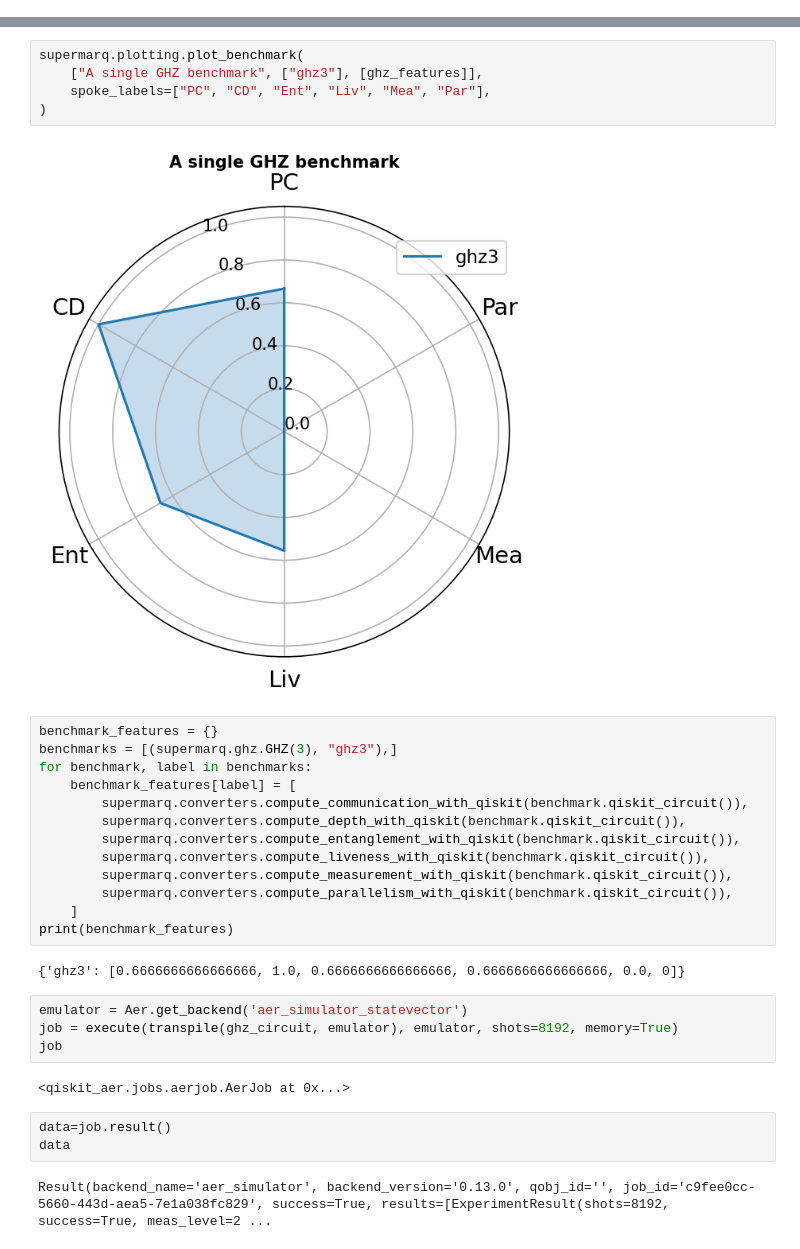
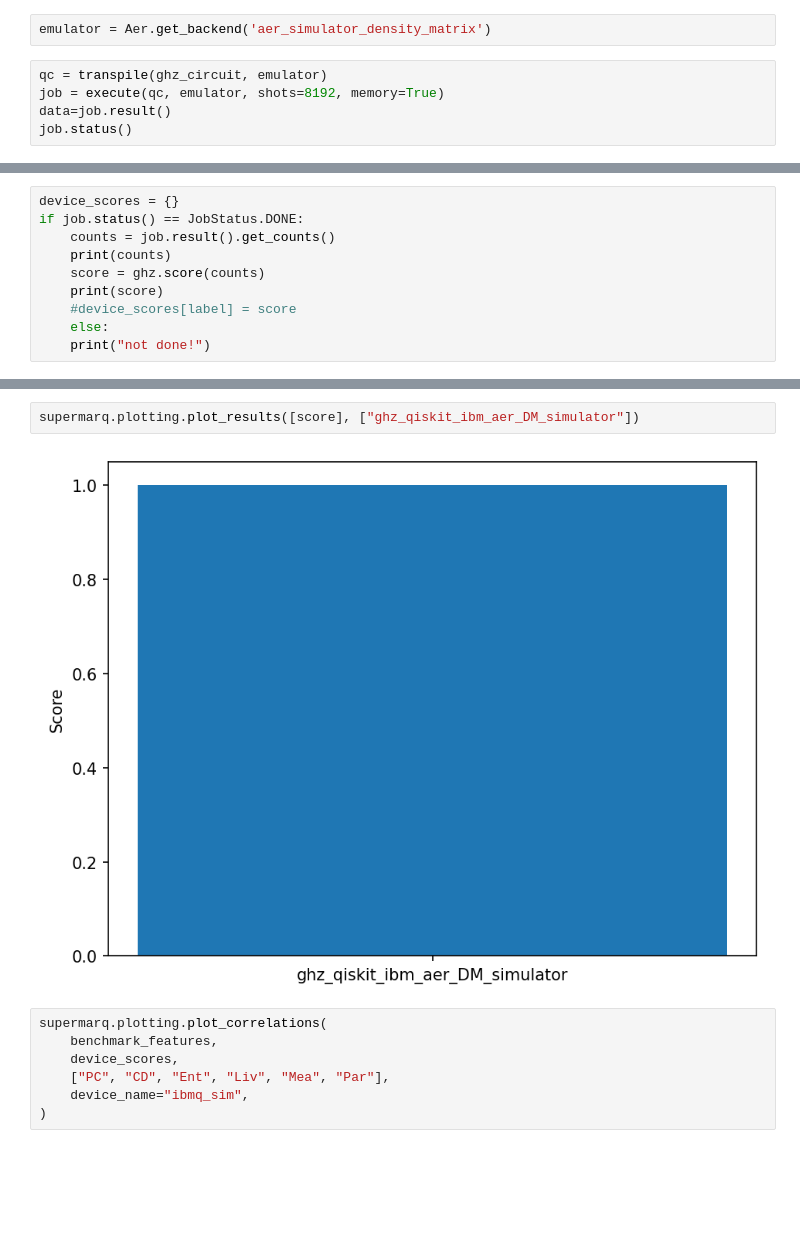
Before and after one commit to vandnaChaturvedi/Supermarq_benchmark_POC, a Jupyter notebook: sm_GHZ.ipynb, the cells around one changed output, grey strips where cells are left out. Cells and saved outputs as stored; diff of their text form; blank space fills up the shorter version.

```diff
--- a/sm_GHZ.ipynb
+++ b/sm_GHZ.ipynb
@@ -30,0 +26,7 @@ c: 3/════════════════╩══╩══╩═
+# %%
+emulator = Aer.get_backend('aer_simulator_density_matrix')
+# %%
+qc = transpile(ghz_circuit, emulator)
+job = execute(qc, emulator, shots=8192, memory=True)
+data=job.result()
+job.status()
@@ -30,0 +35,10 @@ c: 3/════════════════╩══╩══╩═
+# %%
+device_scores = {}
+if job.status() == JobStatus.DONE:
+    counts = job.result().get_counts()
+    print(counts)
+    score = ghz.score(counts)
+    print(score)
+    #device_scores[label] = score
+    else:
+    print("not done!")
@@ -46,33 +75,11 @@ print(ghz_features)
+# %%
+supermarq.plotting.plot_results([score], ["ghz_qiskit_ibm_aer_DM_simulator"])
+# %% [output]
+[figure, added]
 # %%
-supermarq.plotting.plot_benchmark(
-    ["A single GHZ benchmark", ["ghz3"], [ghz_features]],
-    spoke_labels=["PC", "CD", "Ent", "Liv", "Mea", "Par"],
+supermarq.plotting.plot_correlations(
+    benchmark_features,
+    device_scores,
+    ["PC", "CD", "Ent", "Liv", "Mea", "Par"],
+    device_name="ibmq_sim",
 )
-# %% [output]
-[figure, removed]
-# %%
-benchmark_features = {}
-benchmarks = [(supermarq.ghz.GHZ(3), "ghz3"),]
-for benchmark, label in benchmarks:
-    benchmark_features[label] = [
-        supermarq.converters.compute_communication_with_qiskit(benchmark.qiskit_circuit()),
-        supermarq.converters.compute_depth_with_qiskit(benchmark.qiskit_circuit()),
-        supermarq.converters.compute_entanglement_with_qiskit(benchmark.qiskit_circuit()),
-        supermarq.converters.compute_liveness_with_qiskit(benchmark.qiskit_circuit()),
-        supermarq.converters.compute_measurement_with_qiskit(benchmark.qiskit_circuit()),
-        supermarq.converters.compute_parallelism_with_qiskit(benchmark.qiskit_circuit()),
-    ]
-print(benchmark_features)
-# %% [output]
-{'ghz3': [0.6666666666666666, 1.0, 0.6666666666666666, 0.6666666666666666, 0.0, 0]}
-# %%
-emulator = Aer.get_backend('aer_simulator_statevector')
-job = execute(transpile(ghz_circuit, emulator), emulator, shots=8192, memory=True)
-job
-# %% [output]
-<qiskit_aer.jobs.aerjob.AerJob at 0x...>
-# %%
-data=job.result()
-data
-# %% [output]
-Result(backend_name='aer_simulator', backend_version='0.13.0', qobj_id='', job_id='c9fee0cc-5660-443d-aea5-7e1a038fc829', success=True, results=[ExperimentResult(shots=8192, success=True, meas_level=2 ...
```
Also changed, not shown: parts of 10 cells of this notebook.
